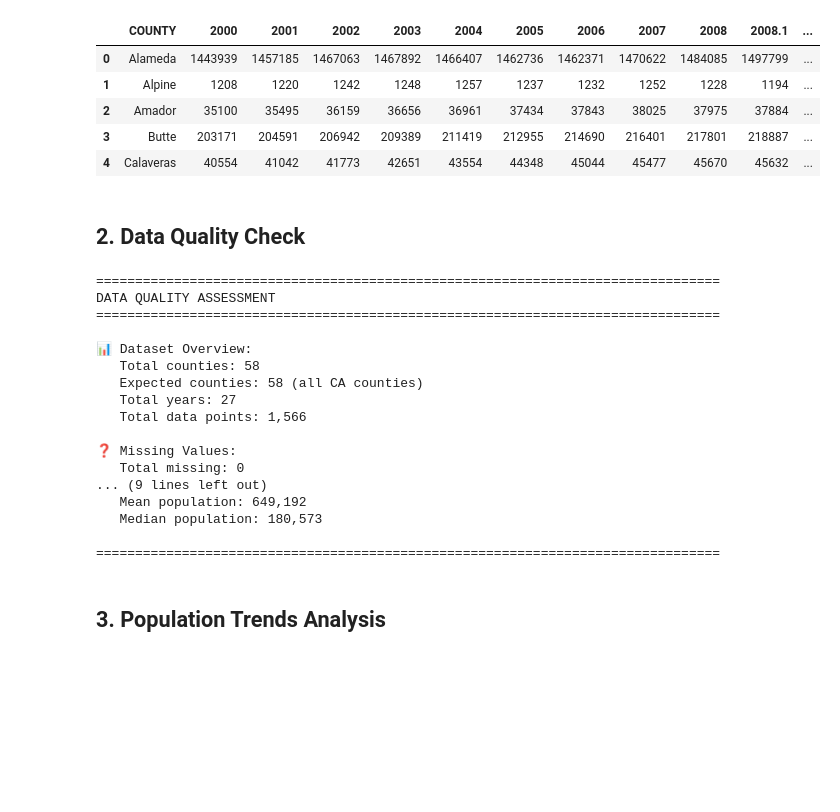
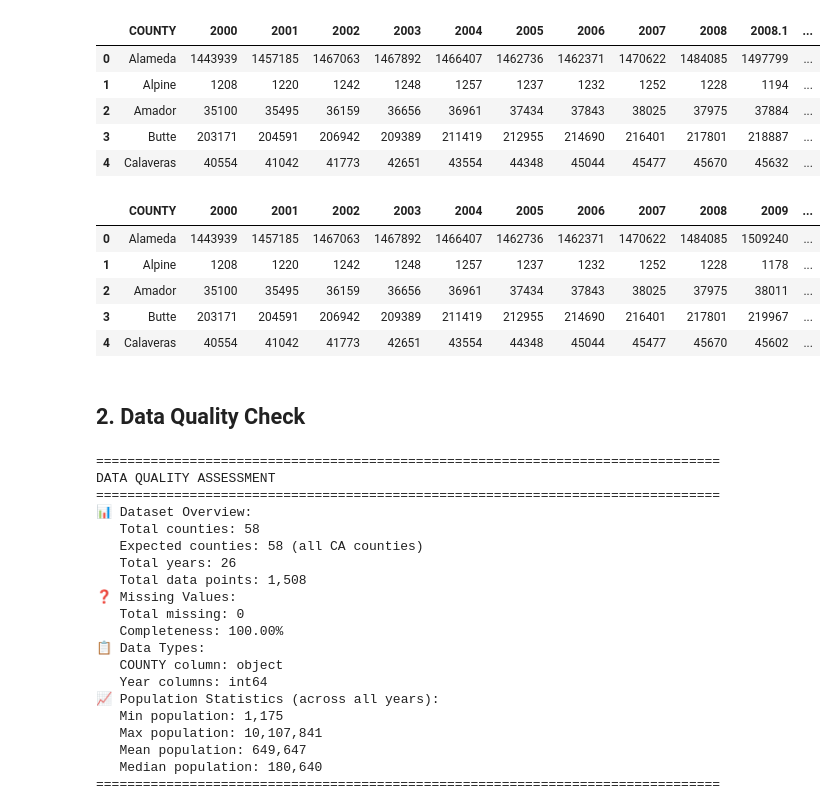
Before and after one commit to ftavafi/california-wildfire-risk-prediction-platform, a Jupyter notebook: notebooks/04_population_data_processing.ipynb, the cells around one changed output. Drawn from its saved outputs; the diff is of its cells as text; code cells hidden in the pictures; blank space fills up the shorter version.

```diff
--- a/notebooks/04_population_data_processing.ipynb
+++ b/notebooks/04_population_data_processing.ipynb
@@ -141,64 +138,76 @@ First 5 counties:
 | 2 | Amador | 35100 | 35495 | 36159 | 36656 | 36961 | 37434 | 37843 | 38025 | 37975 | 37884 | ... |
 | 3 | Butte | 203171 | 204591 | 206942 | 209389 | 211419 | 212955 | 214690 | 216401 | 217801 | 218887 | ... |
 | 4 | Calaveras | 40554 | 41042 | 41773 | 42651 | 43554 | 44348 | 45044 | 45477 | 45670 | 45632 | ... |
+# %%
+# Drop '2008.1' column and modify the DataFrame in place
+df_population.drop('2008.1', axis=1, inplace=True)
+df_population.head()
+# %% [output]
+|  | COUNTY | 2000 | 2001 | 2002 | 2003 | 2004 | 2005 | 2006 | 2007 | 2008 | 2009 | ... |
+| 0 | Alameda | 1443939 | 1457185 | 1467063 | 1467892 | 1466407 | 1462736 | 1462371 | 1470622 | 1484085 | 1509240 | ... |
+| 1 | Alpine | 1208 | 1220 | 1242 | 1248 | 1257 | 1237 | 1232 | 1252 | 1228 | 1178 | ... |
+| 2 | Amador | 35100 | 35495 | 36159 | 36656 | 36961 | 37434 | 37843 | 38025 | 37975 | 38011 | ... |
+| 3 | Butte | 203171 | 204591 | 206942 | 209389 | 211419 | 212955 | 214690 | 216401 | 217801 | 219967 | ... |
+| 4 | Calaveras | 40554 | 41042 | 41773 | 42651 | 43554 | 44348 | 45044 | 45477 | 45670 | 45602 | ... |
 # %% [markdown]
 ## 2. Data Quality Check
 # %%
 # Check for missing values
-print("=" * 80)
-print("DATA QUALITY ASSESSMENT")
-print("=" * 80)
+print('=' * 80)
+print('DATA QUALITY ASSESSMENT')
+print('=' * 80)
 
-print(f"\n📊 Dataset Overview:")
-print(f"   Total counties: {len(df_population)}")
-print(f"   Expected counties: 58 (all CA counties)")
-print(f"   Total years: {len(df_population.columns) - 1}")
-print(f"   Total data points: {(len(df_population.columns) - 1) * len(df_population):,}")
+print(f'📊 Dataset Overview:')
+print(f'   Total counties: {len(df_population)}')
+print(f'   Expected counties: 58 (all CA counties)')
+print(f'   Total years: {len(df_population.columns) - 1}')
+print(f'   Total data points: {(len(df_population.columns) - 1) * len(df_population):,}')
 
 # Check for missing values
 missing_values = df_population.isnull().sum().sum()
-print(f"\n❓ Missing Values:")
-print(f"   Total missing: {missing_values}")
-print(f"   Completeness: {((1 - missing_values / (df_population.shape[0] * df_population.shape[1])) * 100):.2f}%")
+print(f'❓ Missing Values:')
+print(f'   Total missing: {missing_values}')
+print(f'   Completeness: {((1 - missing_values / (df_population.shape[0] * df_population.shape[1])) * 100):.2f}%')
 
 if missing_values > 0:
-    print(f"\n   Missing by year:")
+    print(f'Missing by year:')
     for col in df_population.columns:
         if df_population[col].isnull().sum() > 0:
-            print(f"   {col}: {df_population[col].isnull().sum()} counties")
+            print(f'   {col}: {df_population[col].isnull().sum()} counties')
 
 # Check data types
-print(f"\n📋 Data Types:")
-print(f"   COUNTY column: {df_population['COUNTY'].dtype}")
-print(f"   Year columns: {df_population.iloc[:, 1].dtype}")
+print(f'📋 Data Types:')
+print(f'   COUNTY column: {df_population["COUNTY"].dtype}')
+print(f'   Year columns: {df_population.iloc[:, 1].dtype}')
 
 # Summary statistics
-print(f"\n📈 Population Statistics (across all years):")
+print(f'📈 Population Statistics (across all years):')
 year_cols = [col for col in df_population.columns if col != 'COUNTY']
 all_populations = df_population[year_cols].values.flatten()
-print(f"   Min population: {np.min(all_populations):,.0f}")
-print(f"   Max population: {np.max(all_populations):,.0f}")
-print(f"   Mean population: {np.mean(all_populations):,.0f}")
-print(f"   Median population: {np.median(all_populations):,.0f}")
+print(f'   Min population: {np.min(all_populations):,.0f}')
+print(f'   Max population: {np.max(all_populations):,.0f}')
+print(f'   Mean population: {np.mean(all_populations):,.0f}')
+print(f'   Median population: {np.median(all_populations):,.0f}')
 
-print("\n" + "=" * 80)
+print('' + '=' * 80)
 # %% [output]
 ================================================================================
 DATA QUALITY ASSESSMENT
 ================================================================================
-
 📊 Dataset Overview:
    Total counties: 58
    Expected counties: 58 (all CA counties)
-   Total years: 27
-   Total data points: 1,566
-
+   Total years: 26
+   Total data points: 1,508
 ❓ Missing Values:
    Total missing: 0
-... (9 lines left out)
-   Mean population: 649,192
-   Median population: 180,573
-
+   Completeness: 100.00%
+📋 Data Types:
+   COUNTY column: object
+   Year columns: int64
+📈 Population Statistics (across all years):
+   Min population: 1,175
+   Max population: 10,107,841
+   Mean population: 649,647
+   Median population: 180,640
 ================================================================================
-# %% [markdown]
-## 3. Population Trends Analysis
```
Also changed, not shown: parts of 12 cells of this notebook.
